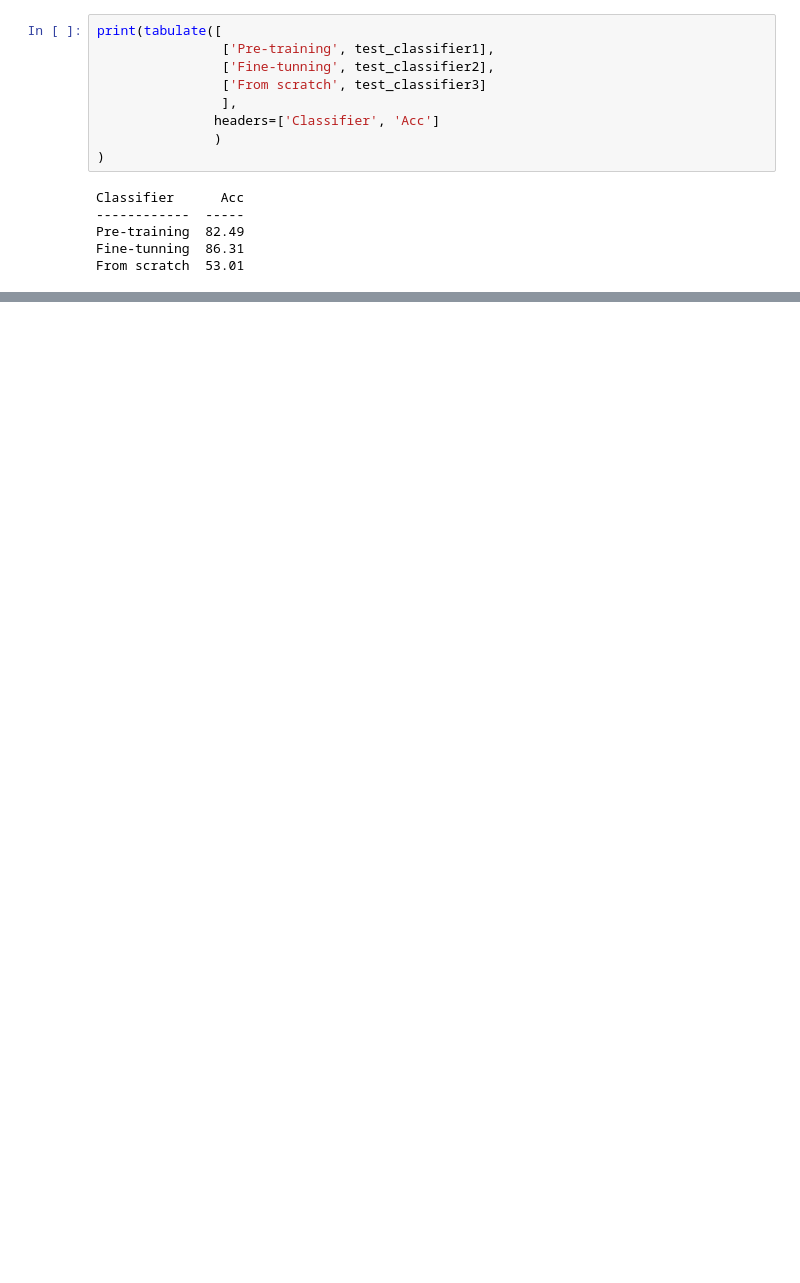
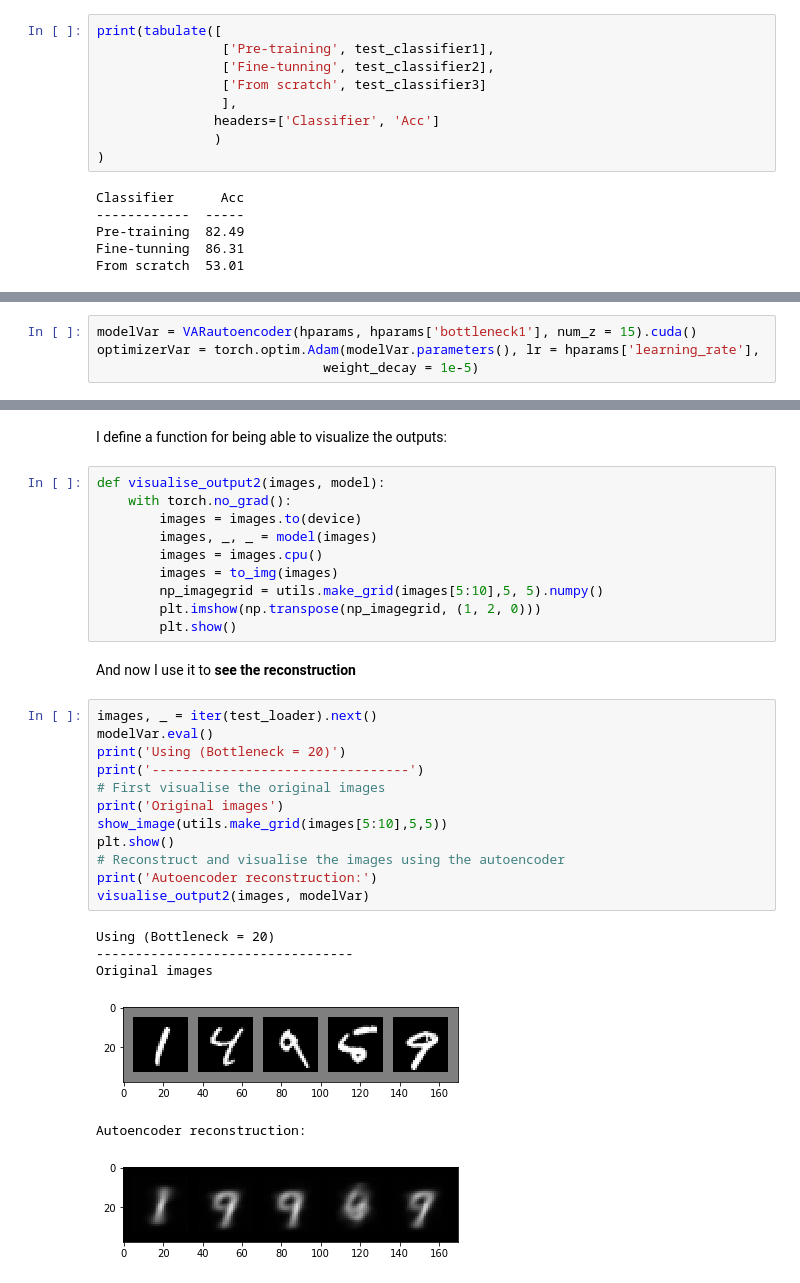
Before and after one commit to alvaroguerin/dlai-2019-projects, a Jupyter notebook: team13/team13.ipynb, the cells around one changed output, grey strips where cells are left out. Drawn from its saved outputs; the diff is of its cells as text; blank space fills up the shorter version.

```diff
--- a/team13/team13.ipynb
+++ b/team13/team13.ipynb
@@ -537,0 +751,4 @@ From scratch  53.01
+# %%
+modelVar = VARautoencoder(hparams, hparams['bottleneck1'], num_z = 15).cuda()
+optimizerVar = torch.optim.Adam(modelVar.parameters(), lr = hparams['learning_rate'],
+                             weight_decay = 1e-5)
@@ -537,0 +777,33 @@ From scratch  53.01
+# %% [markdown]
+I define a function for being able to visualize the outputs:
+# %%
+def visualise_output2(images, model):
+    with torch.no_grad():
+        images = images.to(device)
+        images, _, _ = model(images)
+        images = images.cpu()
+        images = to_img(images)
+        np_imagegrid = utils.make_grid(images[5:10],5, 5).numpy()
+        plt.imshow(np.transpose(np_imagegrid, (1, 2, 0)))
+        plt.show()
+# %% [markdown]
+And now I use it to **see the reconstruction**
+# %%
+images, _ = iter(test_loader).next()
+modelVar.eval()
+print('Using (Bottleneck = 20)')
+print('---------------------------------')
+# First visualise the original images
+print('Original images')
+show_image(utils.make_grid(images[5:10],5,5))
+plt.show()
+# Reconstruct and visualise the images using the autoencoder
+print('Autoencoder reconstruction:')
+visualise_output2(images, modelVar)
+# %% [output]
+Using (Bottleneck = 20)
+---------------------------------
+Original images
+[figure, added]
+Autoencoder reconstruction:
+[figure, added]
```
Also changed, not shown: parts of 50 cells of this notebook.
